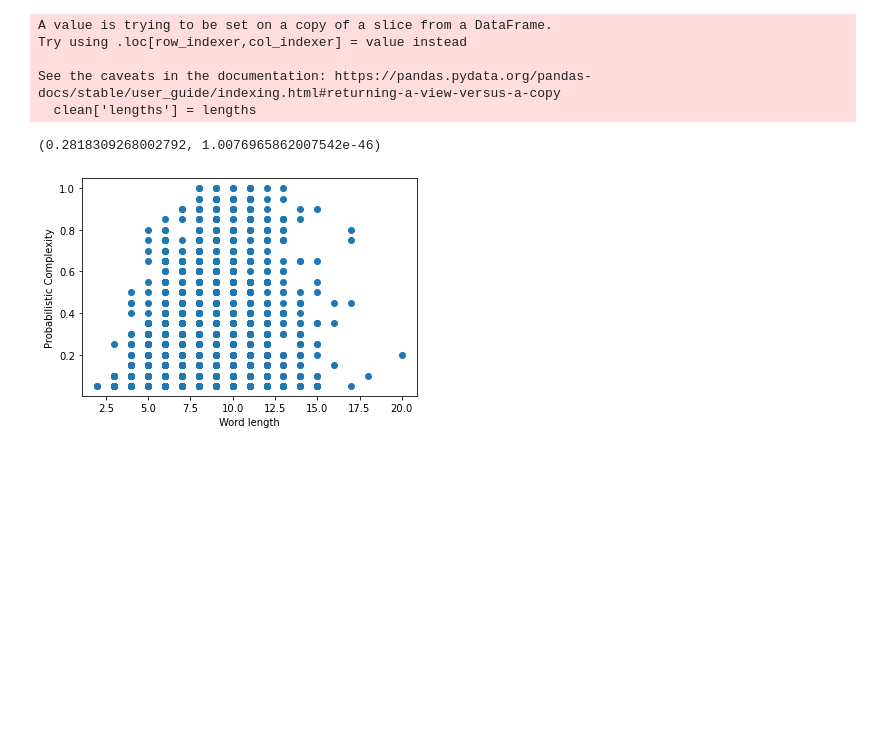
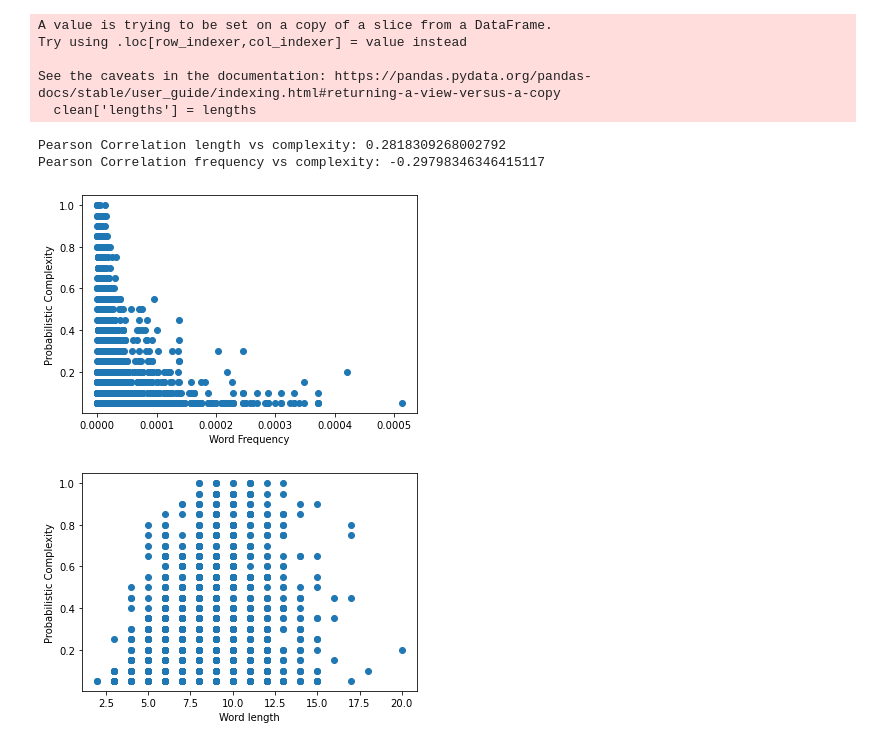
Before and after one commit to Caesar-blip/NLP, a Jupyter notebook: Ass1_PartB.ipynb, the cells around one changed output. Saved outputs shown, nothing was run; the diff lists cells and outputs as text; code cells hidden in the pictures; blank space fills up the shorter version.

Commit message:
Part B: update plots

```diff
--- a/Ass1_PartB.ipynb
+++ b/Ass1_PartB.ipynb
@@ -44,12 +44,42 @@ Calculate word length and compute correlation with probabilistic complexity
 wordcor = []
 
 for i in range(len(clean)):
-    wordcor.append([len(clean['Target word'].iloc[i]), clean['Prob'].iloc[i]])
+    wordcor.append(word_frequency(clean['Target word'].iloc[i], 'en', minimum = 0.0))
+# %%
+'''
+Calculate word length and compute correlation with probabilistic complexity
+'''
+wordcor = []
+postags = []
+
+for i in range(len(clean)):
+
+    #pos tagging
+    for token in nlp(clean['Sentence'].iloc[i]):
+        if token.text ==clean['Target word'].iloc[i]:
+            pos=token.pos_
+            postags.append([pos, clean['Prob'].iloc[i]])
+            break
+
+    wordcor.append([len(clean['Target word'].iloc[i]),
+                    word_frequency(clean['Target word'].iloc[i], 'en', minimum = 0.0),
+                    clean['Prob'].iloc[i]])
 # %%
 # x is word length, y is probabilistic complexity
-x = np.array(wordcor).T[0]
-y = np.array(wordcor).T[1]
-scipy.stats.pearsonr(np.array(wordcor).T[0], np.array(wordcor).T[1])
+word_length = np.array(wordcor).T[0]
+word_freq = np.array(wordcor).T[1]
+prob_complex = np.array(wordcor).T[2]
-# %% [output]
-(0.2818309268002792, 1.0076965862007542e-46)
+# %%
+print(f"Pearson Correlation length vs complexity: {scipy.stats.pearsonr(word_length, prob_complex)[0]}")
+print(f"Pearson Correlation frequency vs complexity: {scipy.stats.pearsonr(word_freq, prob_complex)[0]}")
+# %% [output]
+Pearson Correlation length vs complexity: 0.2818309268002792
+Pearson Correlation frequency vs complexity: -0.29798346346415117
+# %%
+plt.scatter(word_freq, prob_complex)
+plt.xlabel("Word Frequency")
+plt.ylabel("Probabilistic Complexity")
+plt.show()
+# %% [output]
+[figure, added]
 # %%
```
Also changed, not shown: parts of 3 cells of this notebook.
